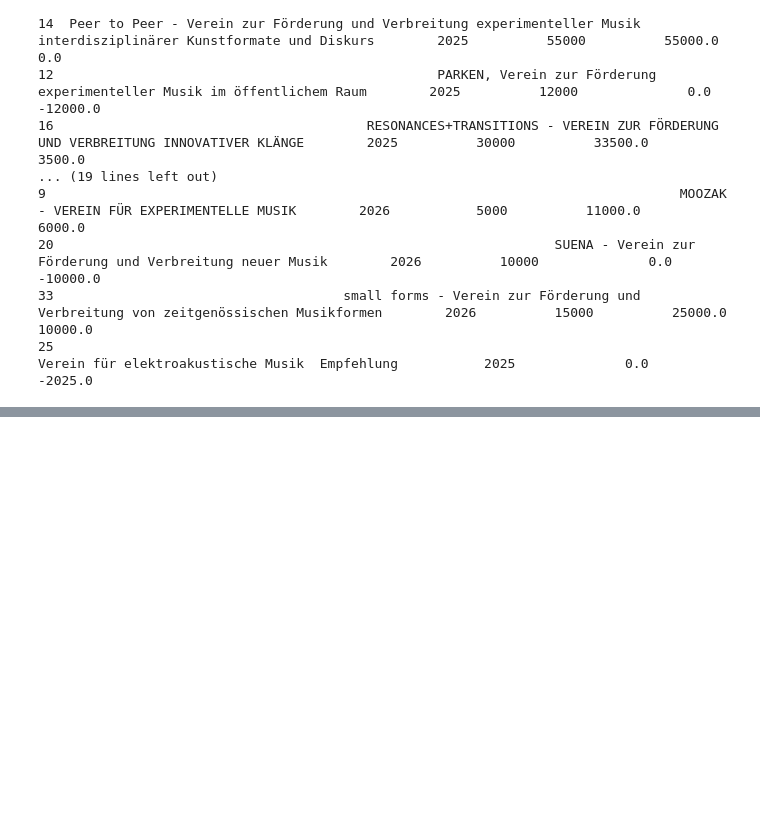
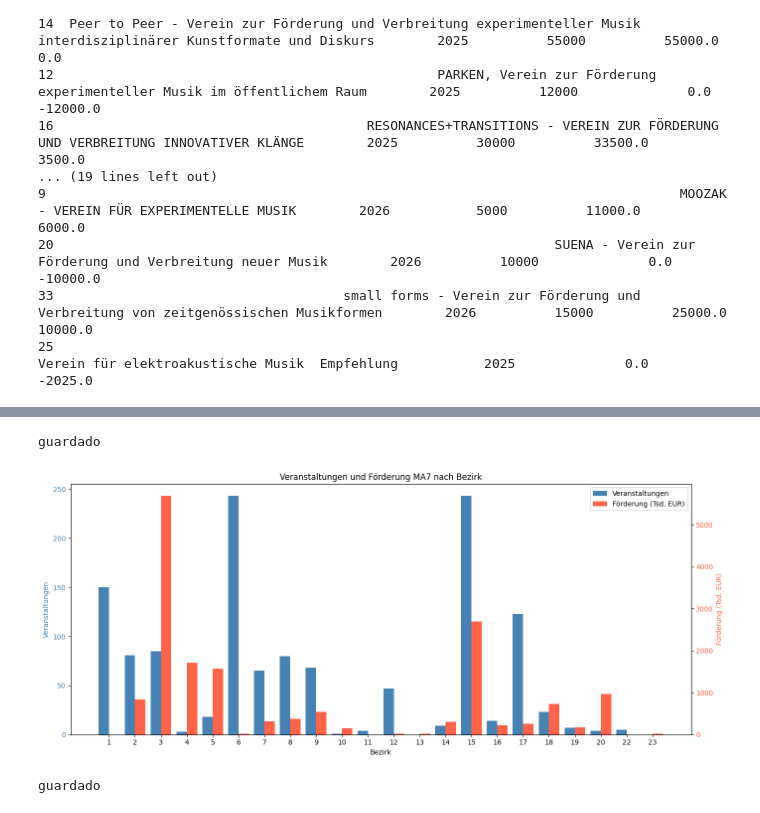
Before and after one commit to n7krk/musikoekosysteme-wien, a Jupyter notebook: cruce.ipynb, the cells around one changed output, grey strips where cells are left out. Saved outputs shown, nothing was run; the diff lists cells and outputs as text; code cells hidden in the pictures; blank space fills up the shorter version.

Commit message:
sesion 17jun: cruces pandas, graficas dual/historica/fuentes, tablas bezirk y continuidad

```diff
--- a/cruce.ipynb
+++ b/cruce.ipynb
@@ -969,0 +1259,14 @@ print(cruce_año[['Verein_matched', 'Jahr', 'EUR_empfohlen', 'EUR_beschlossen',
+# %%
+vereine = pd.read_csv('vereine.csv', sep='\t', encoding='utf-8-sig')
+vereine_ma7 = vereine[
+    (vereine['Foerderung_ref'] == 'MA7') &
+    (vereine['Typ'] == 'Beschluss')
+].copy()
+
+vereine_ma7['Betrag_EUR'] = pd.to_numeric(vereine_ma7['Betrag_EUR'], errors='coerce')
+vereine_ma7['Bezirk'] = vereine_ma7['Bezirk'].astype(str).str.strip()
+
+financiacion = vereine_ma7.groupby('Bezirk')['Betrag_EUR'].sum().reset_index()
+financiacion.columns = ['Bezirk', 'EUR_MA7']
+
+print(financiacion.sort_values('EUR_MA7', ascending=False))
@@ -969,0 +1314,6 @@ print(cruce_año[['Verein_matched', 'Jahr', 'EUR_empfohlen', 'EUR_beschlossen',
+# %%
+tabla = resultado.merge(financiacion, on='Bezirk', how='outer').fillna(0)
+tabla['EUR_MA7'] = tabla['EUR_MA7'].astype(int)
+tabla = tabla.sort_values('n_eventos', ascending=False)
+tabla.columns = ['Bezirk', 'Veranstaltungen', 'Förderung_EUR']
+print(tabla)
@@ -969,0 +1338,45 @@ print(cruce_año[['Verein_matched', 'Jahr', 'EUR_empfohlen', 'EUR_beschlossen',
+# %%
+tabla.to_csv('tabla_bezirk_eventos_financiacion.csv', index=False)
+print("guardado")
+# %% [output]
+guardado
+# %%
+import matplotlib.pyplot as plt
+import matplotlib.ticker as ticker
+import numpy as np
+
+# filtrar solo bezirke numéricos de viena
+tabla_plot = tabla[tabla['Bezirk'].str.match(r'^\d+$')].copy()
+tabla_plot['Bezirk'] = tabla_plot['Bezirk'].astype(int)
+tabla_plot = tabla_plot.sort_values('Bezirk')
+
+fig, ax1 = plt.subplots(figsize=(14, 6))
+
+x = np.arange(len(tabla_plot))
+width = 0.4
+
+ax1.bar(x - width/2, tabla_plot['Veranstaltungen'], width, color='steelblue', label='Veranstaltungen')
+ax1.set_ylabel('Veranstaltungen', color='steelblue')
+ax1.tick_params(axis='y', labelcolor='steelblue')
+
+ax2 = ax1.twinx()
+ax2.bar(x + width/2, tabla_plot['Förderung_EUR'] / 1000, width, color='tomato', label='Förderung (Tsd. EUR)')
+ax2.set_ylabel('Förderung (Tsd. EUR)', color='tomato')
+ax2.tick_params(axis='y', labelcolor='tomato')
+
+ax1.set_xticks(x)
+ax1.set_xticklabels(tabla_plot['Bezirk'])
+ax1.set_xlabel('Bezirk')
+plt.title('Veranstaltungen und Förderung MA7 nach Bezirk')
+
+lines1, labels1 = ax1.get_legend_handles_labels()
+lines2, labels2 = ax2.get_legend_handles_labels()
+ax1.legend(lines1 + lines2, labels1 + labels2, loc='upper right')
+
+plt.tight_layout()
+plt.savefig('grafica_dual_bezirk.png', dpi=150)
+plt.show()
+print("guardado")
+# %% [output]
+[figure, added]
+guardado
```
Also changed, not shown: parts of 34 cells of this notebook, 8 other files.
